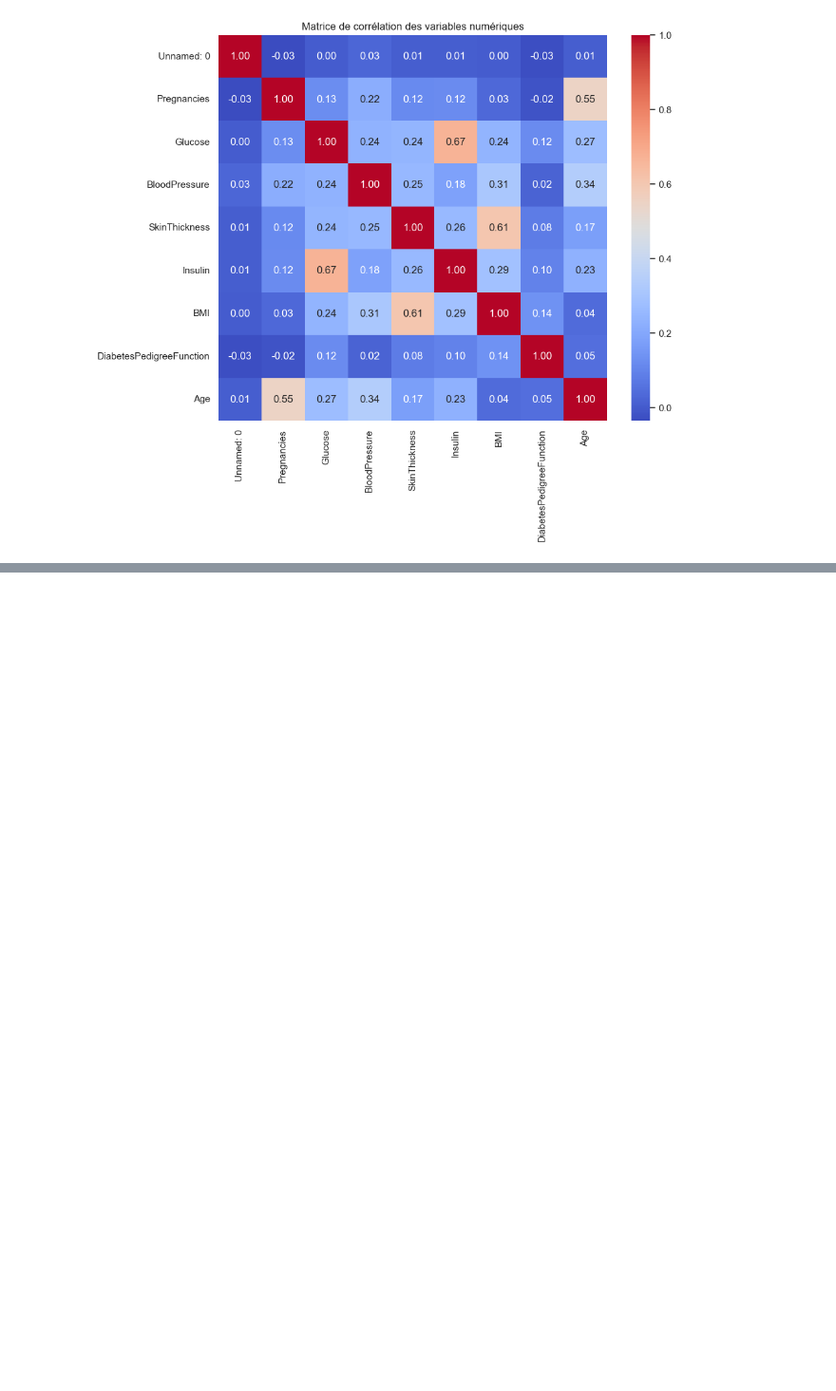
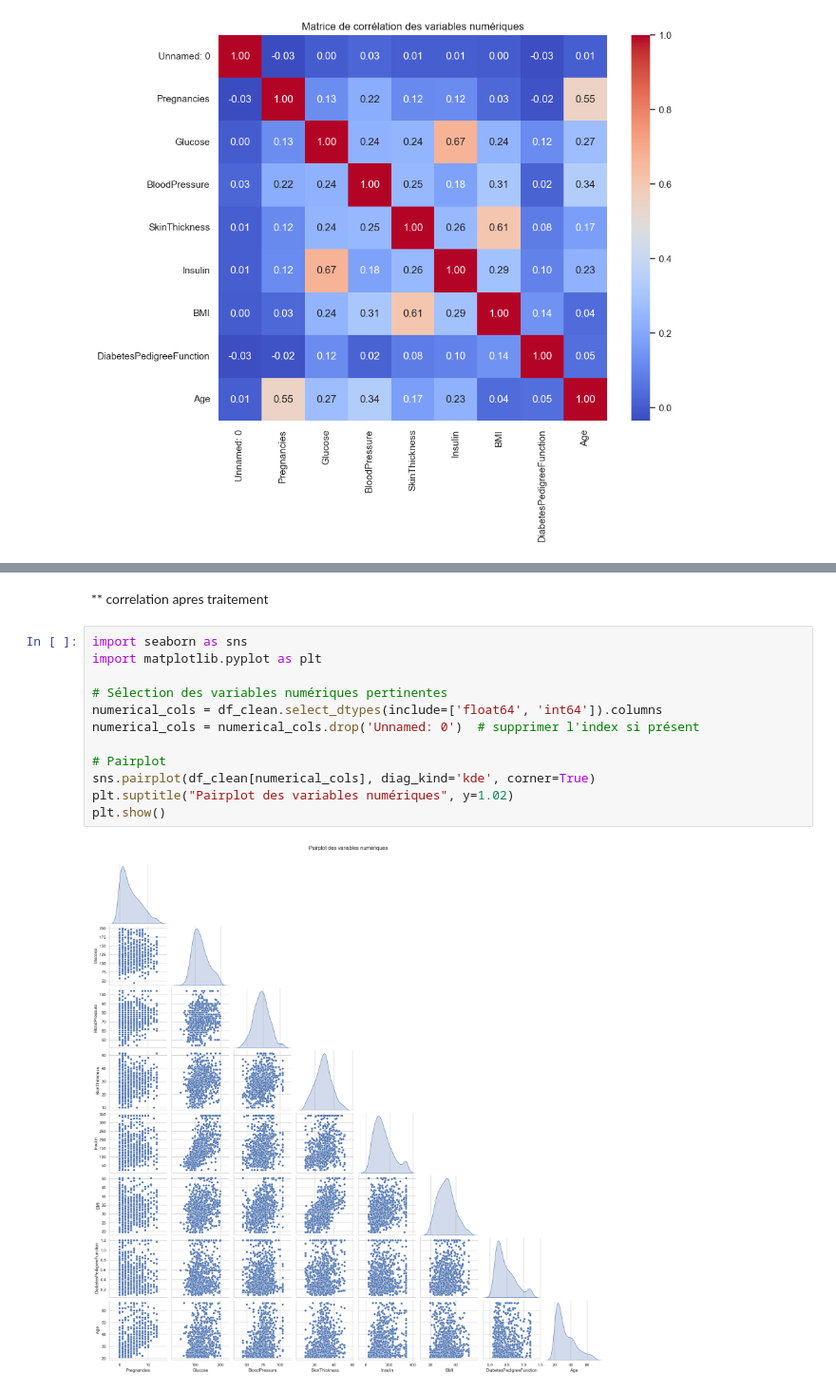
Before and after one commit to MinaELKH/breif2_AnalysePredictionRisqueDiabete, a Jupyter notebook: clustring1.ipynb, the cells around one changed output, grey strips where cells are left out. Shown at 95% size. Drawn from its saved outputs; the diff is of its cells as text; blank space fills up the shorter version.

```diff
--- a/clustring1.ipynb
+++ b/clustring1.ipynb
@@ -337,0 +376,16 @@ plt.show()
+# %% [markdown]
+** correlation apres traitement
+# %%
+import seaborn as sns
+import matplotlib.pyplot as plt
+
+# Sélection des variables numériques pertinentes
+numerical_cols = df_clean.select_dtypes(include=['float64', 'int64']).columns
+numerical_cols = numerical_cols.drop('Unnamed: 0')  # supprimer l'index si présent
+
+# Pairplot
+sns.pairplot(df_clean[numerical_cols], diag_kind='kde', corner=True)
+plt.suptitle("Pairplot des variables numériques", y=1.02)
+plt.show()
+# %% [output]
+[figure, added]
```
Also changed, not shown: parts of 14 cells of this notebook.
